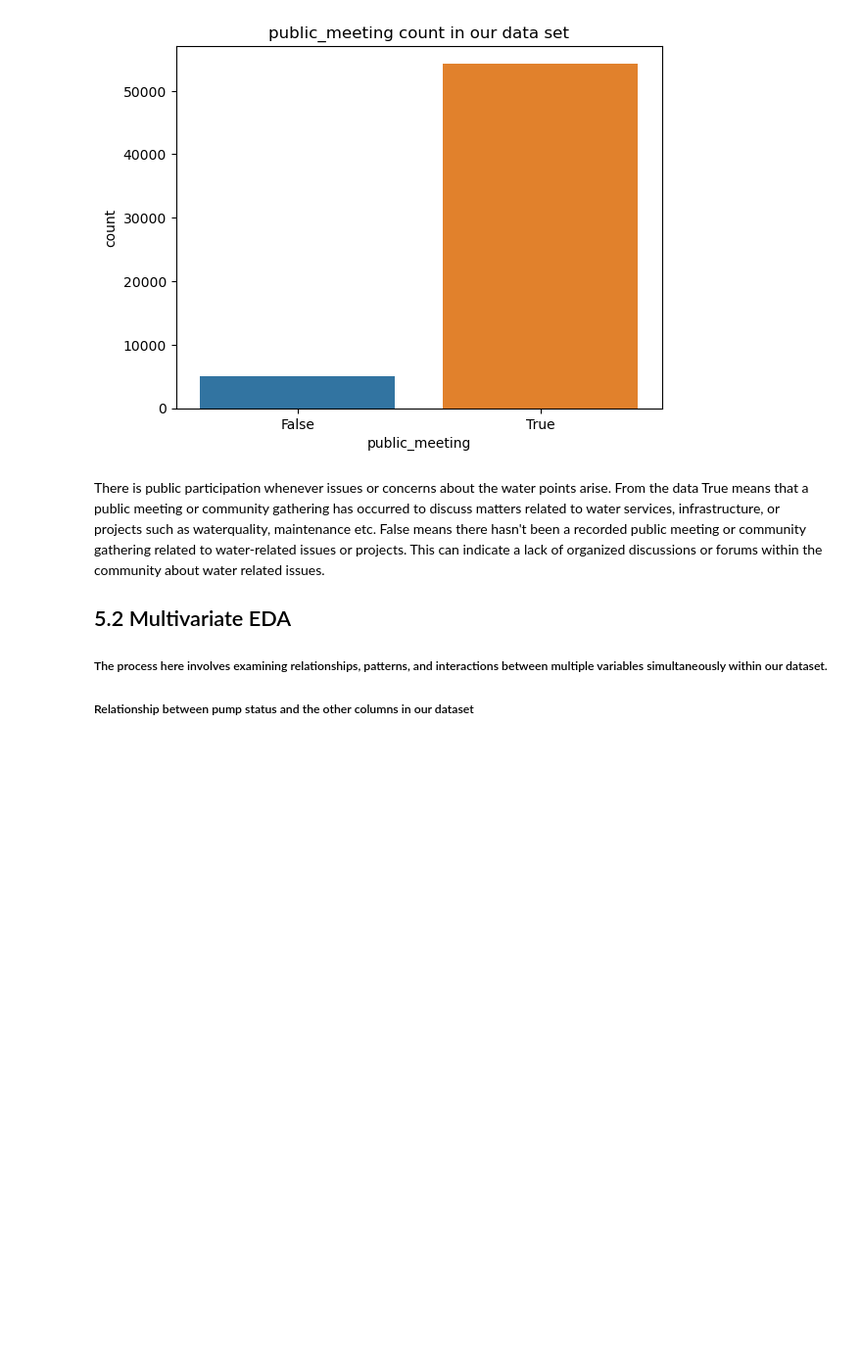
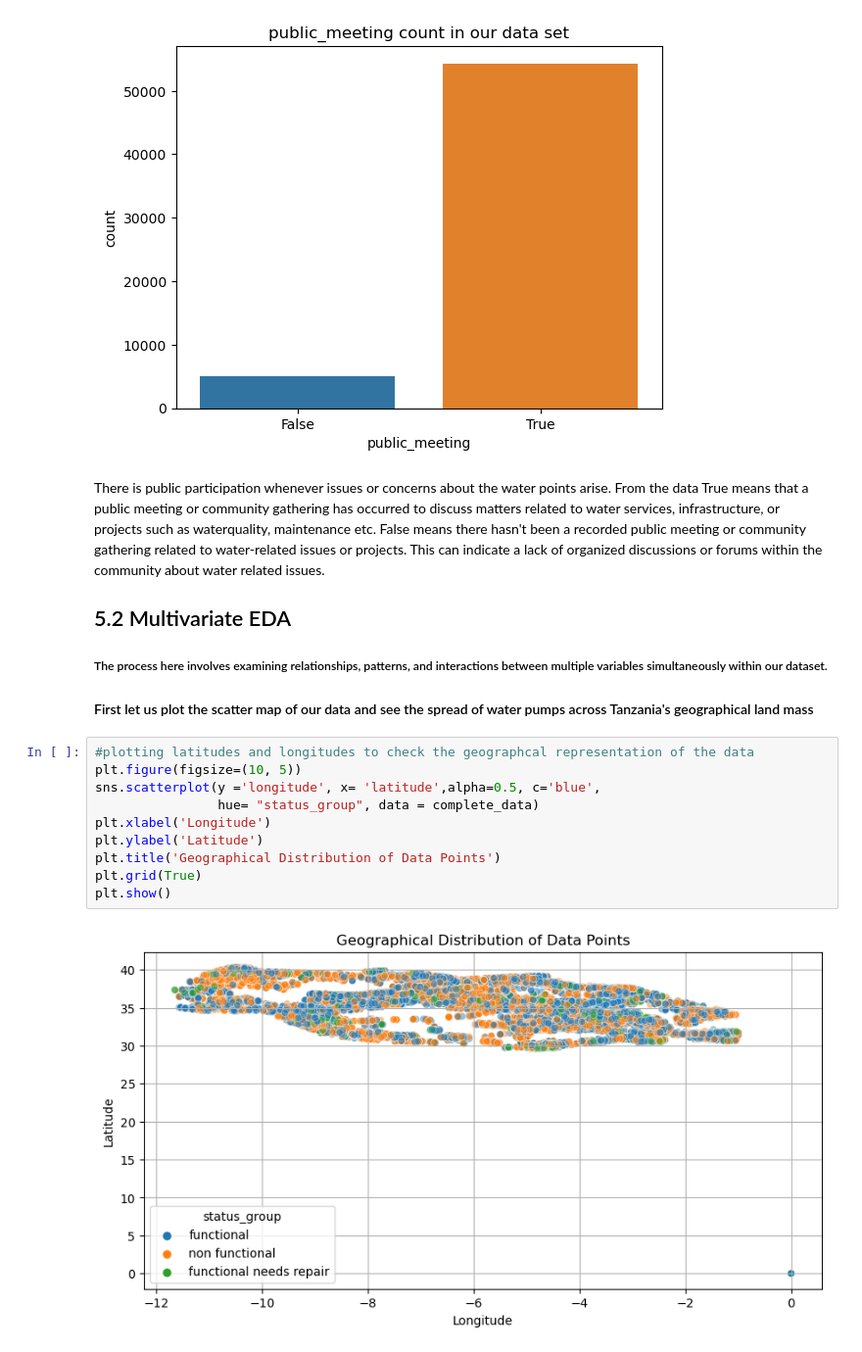
Before and after one commit to dev-ezzy/Classification-model, a Jupyter notebook: index.ipynb, the cells around one changed output. Shown at 98% size. Cells and saved outputs as stored; diff of their text form; blank space fills up the shorter version.

```diff
--- a/index.ipynb
+++ b/index.ipynb
@@ -843,4 +859,16 @@ There is public participation whenever issues or concerns about the water points
 
 ##### The process here involves examining relationships, patterns, and interactions between multiple variables simultaneously within  our dataset.
 
-##### Relationship between pump status and the other columns in our dataset
+#### First let us plot the scatter map of our data and see the spread of water pumps across Tanzania's geographical land mass
+# %%
+#plotting latitudes and longitudes to check the geographcal representation of the data
+plt.figure(figsize=(10, 5))
+sns.scatterplot(y ='longitude', x= 'latitude',alpha=0.5, c='blue',
+                hue= "status_group", data = complete_data)
+plt.xlabel('Longitude')
+plt.ylabel('Latitude')
+plt.title('Geographical Distribution of Data Points')
+plt.grid(True)
+plt.show()
+# %% [output]
+[figure, added]
```
Also changed, not shown: parts of 39 cells of this notebook.
